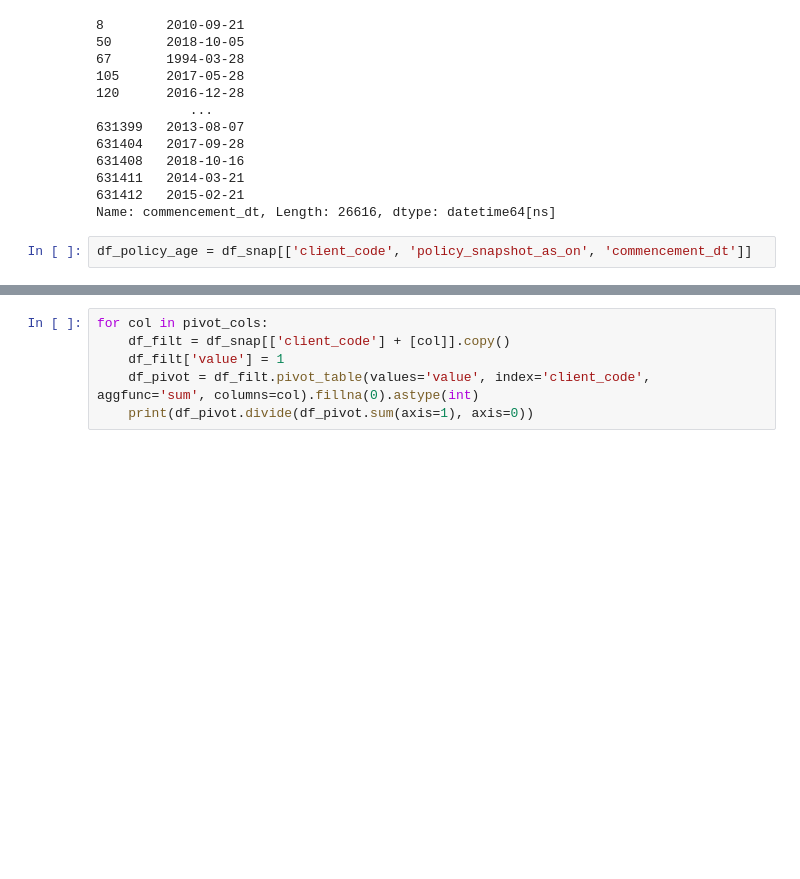
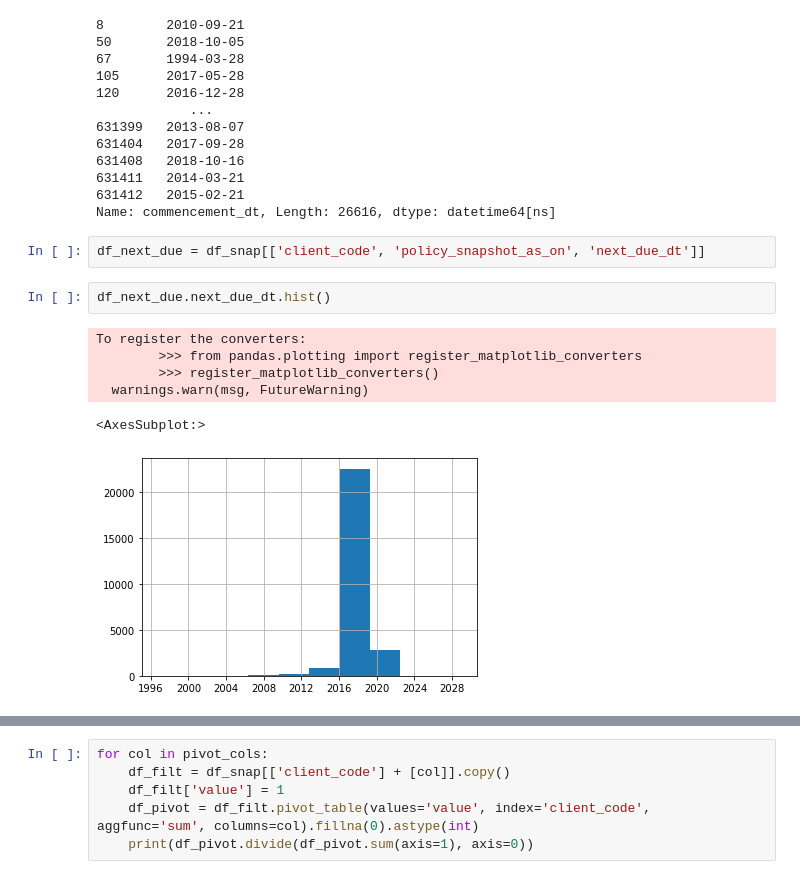
Before and after one commit to nisalr/datastorm-2.0-case-study, a Jupyter notebook: src/model-v1.ipynb, the cells around one changed output, grey strips where cells are left out. Drawn from its saved outputs; the diff is of its cells as text; blank space fills up the shorter version.

```diff
--- a/src/model-v1.ipynb
+++ b/src/model-v1.ipynb
@@ -186,4 +197,13 @@ df_snap.commencement_dt
 631412   2015-02-21
 Name: commencement_dt, Length: 26616, dtype: datetime64[ns]
 # %%
-df_policy_age = df_snap[['client_code', 'policy_snapshot_as_on', 'commencement_dt']]
+df_next_due = df_snap[['client_code', 'policy_snapshot_as_on', 'next_due_dt']]
+# %%
+df_next_due.next_due_dt.hist()
+# %% [output]
+To register the converters:
+        >>> from pandas.plotting import register_matplotlib_converters
+        >>> register_matplotlib_converters()
+  warnings.warn(msg, FutureWarning)
+<AxesSubplot:>
+[figure, added]
```
Also changed, not shown: parts of 15 cells of this notebook.
